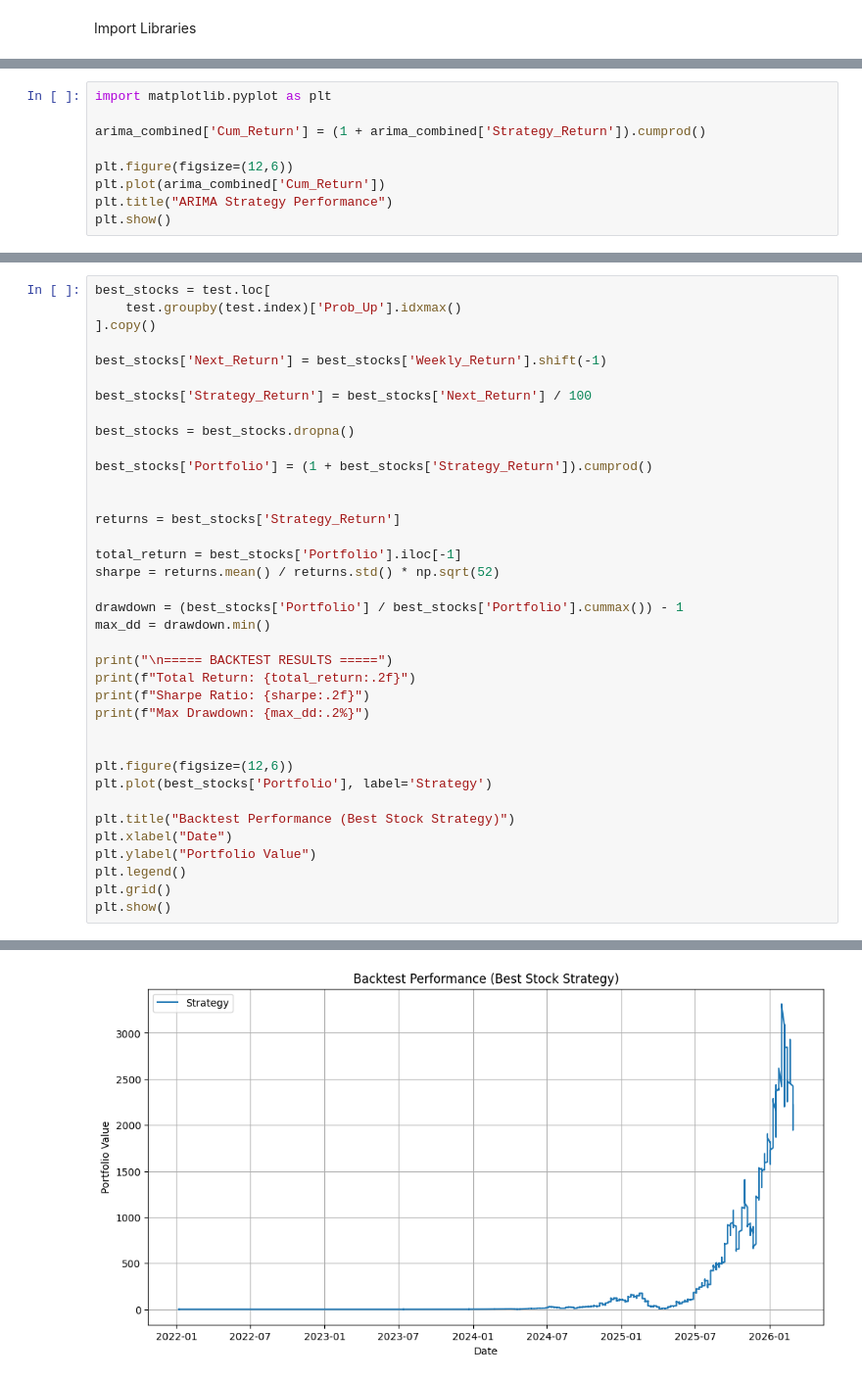
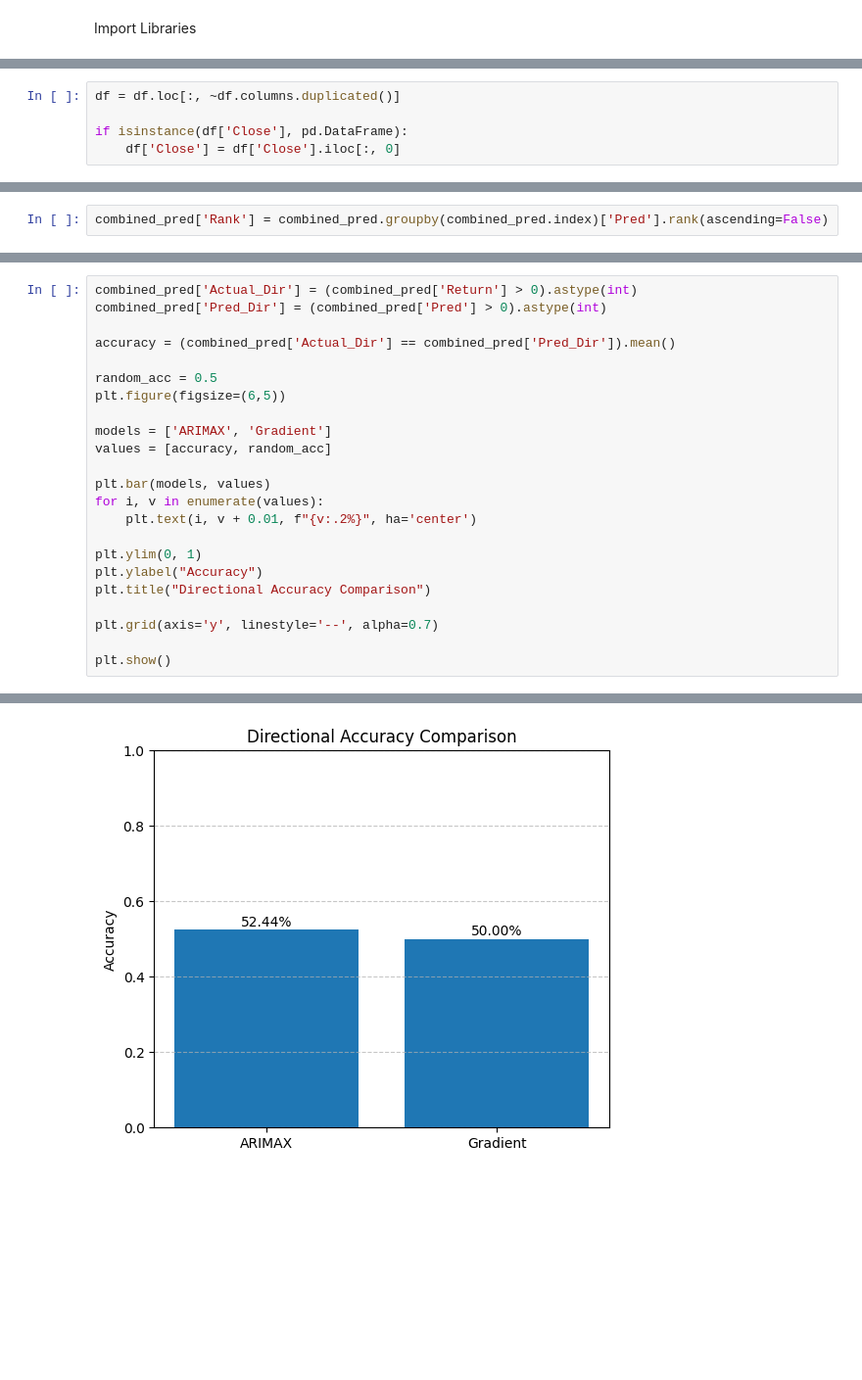
Before and after one commit to SU-IST707-SP26/group-project-algorithm-architects, a Jupyter notebook: work/Models/Arima For 15 Stocks.ipynb, the cells around one changed output, grey strips where cells are left out. Shown at 98% size. Cells and saved outputs as stored; diff of their text form; blank space fills up the shorter version.

Commit message:
Implemented ARIMAX model, backtesting, and visualizations for all stocks.

```diff
--- a/work/Models/Arima For 15 Stocks.ipynb
+++ b/work/Models/Arima For 15 Stocks.ipynb
@@ -40 +64,6 @@ def run_arima(df, stock_name, order=(1,1,1)):
+# %%
+df = df.loc[:, ~df.columns.duplicated()]
+
+if isinstance(df['Close'], pd.DataFrame):
+    df['Close'] = df['Close'].iloc[:, 0]
 # %%
@@ -180,9 +193,2 @@ Plot cumulative returns
 # %%
-import matplotlib.pyplot as plt
-
-arima_combined['Cum_Return'] = (1 + arima_combined['Strategy_Return']).cumprod()
-
-plt.figure(figsize=(12,6))
-plt.plot(arima_combined['Cum_Return'])
-plt.title("ARIMA Strategy Performance")
-plt.show()
+combined_pred['Rank'] = combined_pred.groupby(combined_pred.index)['Pred'].rank(ascending=False)
@@ -363,38 +252,24 @@ Backtesting
 # %%
-best_stocks = test.loc[
-    test.groupby(test.index)['Prob_Up'].idxmax()
-].copy()
+combined_pred['Actual_Dir'] = (combined_pred['Return'] > 0).astype(int)
+combined_pred['Pred_Dir'] = (combined_pred['Pred'] > 0).astype(int)
 
-best_stocks['Next_Return'] = best_stocks['Weekly_Return'].shift(-1)
+accuracy = (combined_pred['Actual_Dir'] == combined_pred['Pred_Dir']).mean()
 
-best_stocks['Strategy_Return'] = best_stocks['Next_Return'] / 100
+random_acc = 0.5
+plt.figure(figsize=(6,5))
 
-best_stocks = best_stocks.dropna()
+models = ['ARIMAX', 'Gradient']
+values = [accuracy, random_acc]
 
-best_stocks['Portfolio'] = (1 + best_stocks['Strategy_Return']).cumprod()
+plt.bar(models, values)
+for i, v in enumerate(values):
+    plt.text(i, v + 0.01, f"{v:.2%}", ha='center')
 
+plt.ylim(0, 1)
+plt.ylabel("Accuracy")
+plt.title("Directional Accuracy Comparison")
 
-returns = best_stocks['Strategy_Return']
+plt.grid(axis='y', linestyle='--', alpha=0.7)
 
-total_return = best_stocks['Portfolio'].iloc[-1]
-sharpe = returns.mean() / returns.std() * np.sqrt(52)
-
-drawdown = (best_stocks['Portfolio'] / best_stocks['Portfolio'].cummax()) - 1
-max_dd = drawdown.min()
-
-print("\n===== BACKTEST RESULTS =====")
-print(f"Total Return: {total_return:.2f}")
-print(f"Sharpe Ratio: {sharpe:.2f}")
-print(f"Max Drawdown: {max_dd:.2%}")
-
-
-plt.figure(figsize=(12,6))
-plt.plot(best_stocks['Portfolio'], label='Strategy')
-
-plt.title("Backtest Performance (Best Stock Strategy)")
-plt.xlabel("Date")
-plt.ylabel("Portfolio Value")
-plt.legend()
-plt.grid()
 plt.show()
 # %% [output]
@@ -405 +276 @@ Max Drawdown: -99.15%
-[figure, old version]
+[figure, new version]
```
Also changed, not shown: parts of 37 cells of this notebook.
